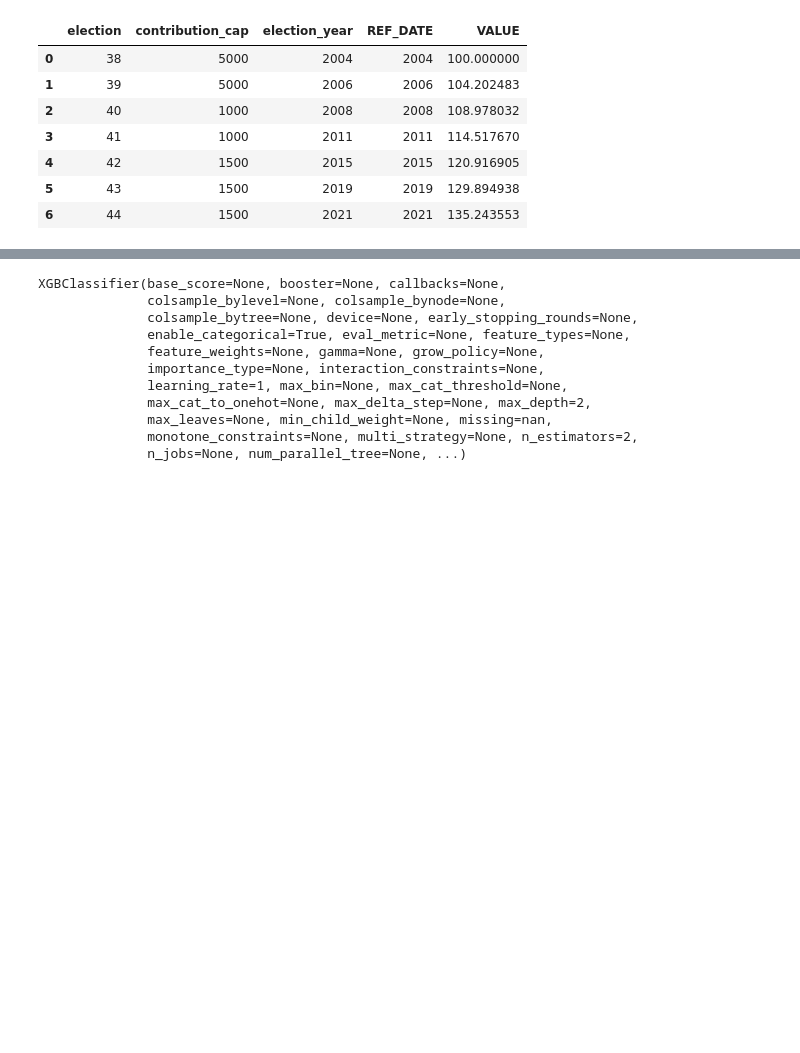
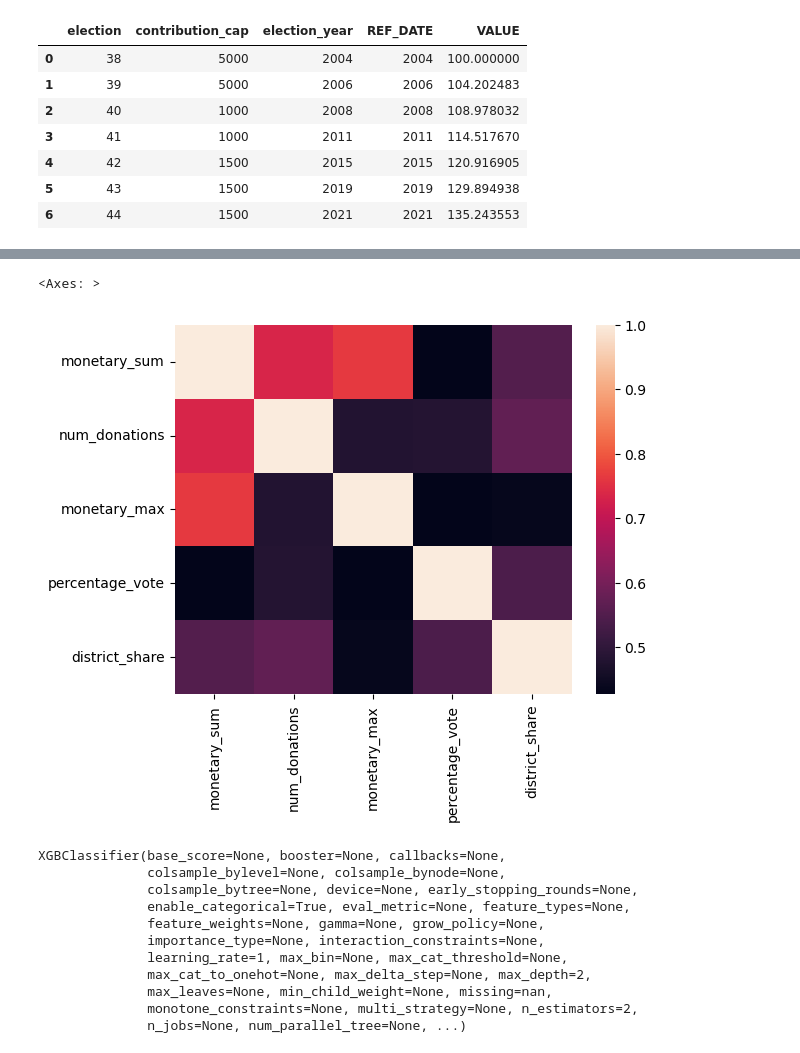
Before and after one commit to cjyu98/elections_contributions, a Jupyter notebook: eda_modeling.ipynb, the cells around one changed output, grey strips where cells are left out. Drawn from its saved outputs; the diff is of its cells as text; code cells hidden in the pictures; blank space fills up the shorter version.

```diff
--- a/eda_modeling.ipynb
+++ b/eda_modeling.ipynb
@@ -214 +226,10 @@ train_df
+# %%
+# add a corrplot
+numerical_features = ['monetary_sum', 'num_donations', 'monetary_max', 'percentage_vote', 'district_share']
+corr_vals = train_df[numerical_features].corr()
+
+sns.heatmap(corr_vals)
+# %% [output]
+<Axes: >
+[figure, added]
 # %%
```
Also changed, not shown: parts of 23 cells of this notebook, 1 other file.
